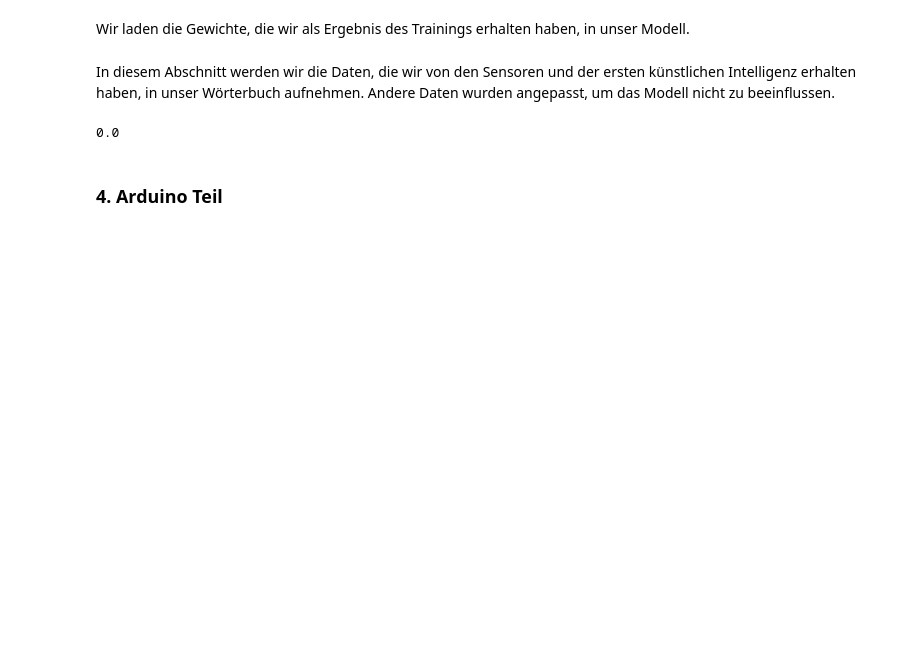
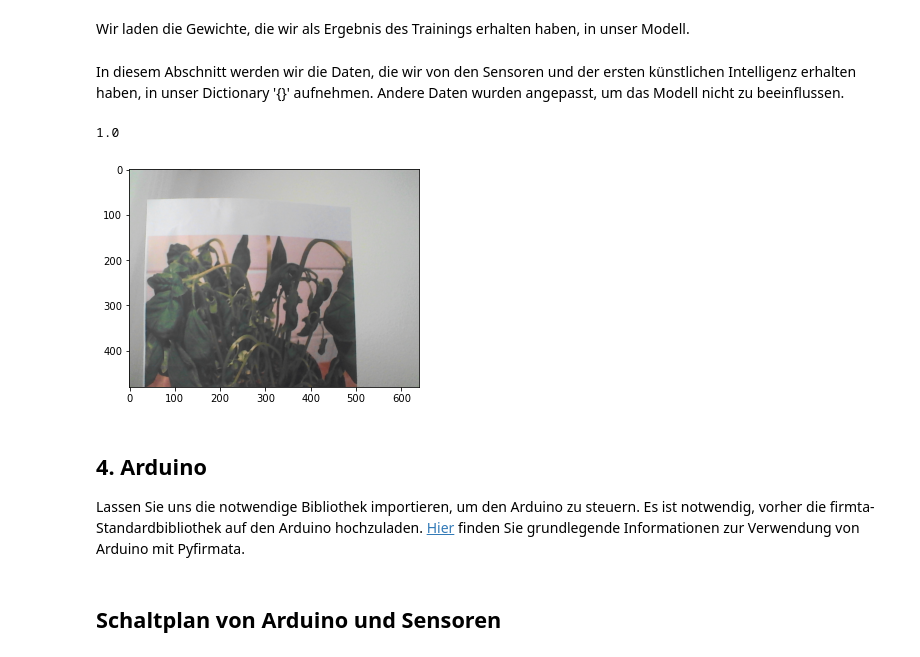
Before and after one commit to coder52/equal_project, a Jupyter notebook: Run The Project.ipynb, the cells around one changed output. Saved outputs shown, nothing was run; the diff lists cells and outputs as text; code cells hidden in the pictures; blank space fills up the shorter version.

```diff
--- a/Run The Project.ipynb
+++ b/Run The Project.ipynb
@@ -148,7 +160,7 @@ def sigmoid(x):
 def run_nn(x, weights):
     output = sigmoid(np.dot(x, weights))
     return np.rint(output)
-def decider(weights, CNN_decision, a_humidity, s_humidity, temp, csv_path = 'temporary_data_.csv'):
+def decider(weights, CNN_decision, s_humidity, csv_path = 'temporary_data_.csv'):
     example = {
            'season': [2],
            'yr': [0],
@@ -163,9 +175,9 @@ def decider(weights, CNN_decision, a_humidity, s_humidity, temp, csv_path = 'tem
            'a6h_weathersit': [2],
            'a9h_weathersit': [2],
            'a12h_weathersit': [2],
-           'temp': [temp],
-           'atemp': [temp],
-           'hum': [a_humidity],
+           'temp': [0.5],
+           'atemp': [0.5],
+           'hum': [s_humidity],
            'soil_hum': [s_humidity],
            'windspeed': [0.2],
            'CNN_decision': [CNN_decision]
@@ -200,17 +212,18 @@ Wir laden die Gewichte, die wir als Ergebnis des Trainings erhalten haben, in un
 # load trained weights from path
 weights = np.loadtxt('nn_weights.csv', delimiter=',')
 # %% [markdown]
-In diesem Abschnitt werden wir die Daten, die wir von den Sensoren und der ersten künstlichen Intelligenz erhalten haben, in unser Wörterbuch aufnehmen. Andere Daten wurden angepasst, um das Modell nicht zu beeinflussen.
+In diesem Abschnitt werden wir die Daten, die wir von den Sensoren und der ersten künstlichen Intelligenz erhalten haben, in unser Dictionary '{}' aufnehmen. Andere Daten wurden angepasst, um das Modell nicht zu beeinflussen.
 # %%
 decider(weights,
         CNN_decision = get_plant_situation(),
-        a_humidity = 0.51,
-        s_humidity = 0.51,
-        temp = 0.52,
+        s_humidity = 0.8,
         csv_path = 'temporary_data_.csv')
 # %% [output]
-0.0
+1.0
+[figure, added]
 # %% [markdown]
-### 4. Arduino Teil
+## 4. Arduino
+
+Lassen Sie uns die notwendige Bibliothek importieren, um den Arduino zu steuern. Es ist notwendig, vorher die firmta-Standardbibliothek auf den Arduino hochzuladen. [Hier](https://realpython.com/arduino-python/#:~:text=pySerial%3A%20Arduino%20Uno%20cannot%20run,Python%20using%20your%20own%20protocol.) finden Sie grundlegende Informationen zur Verwendung von Arduino mit Pyfirmata.
 # %%
 import pyfirmata
@@ -217,0 +230,2 @@ import time
+# %% [markdown]
+## Schaltplan von Arduino und Sensoren
```
Also changed, not shown: parts of 19 cells of this notebook, 1 other file.
